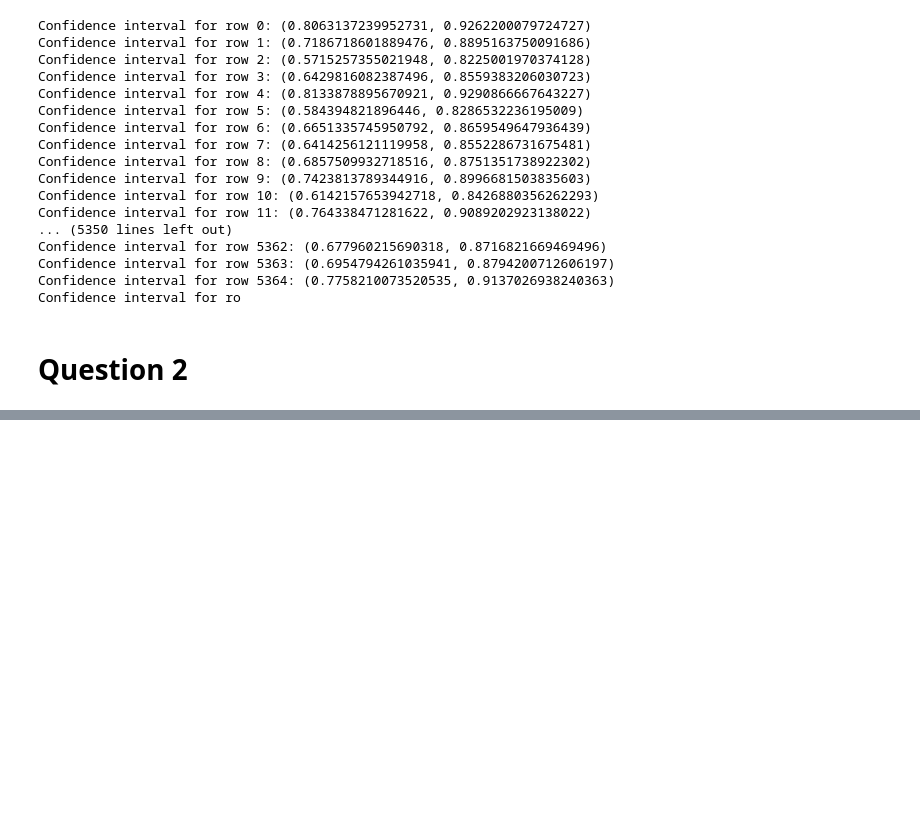
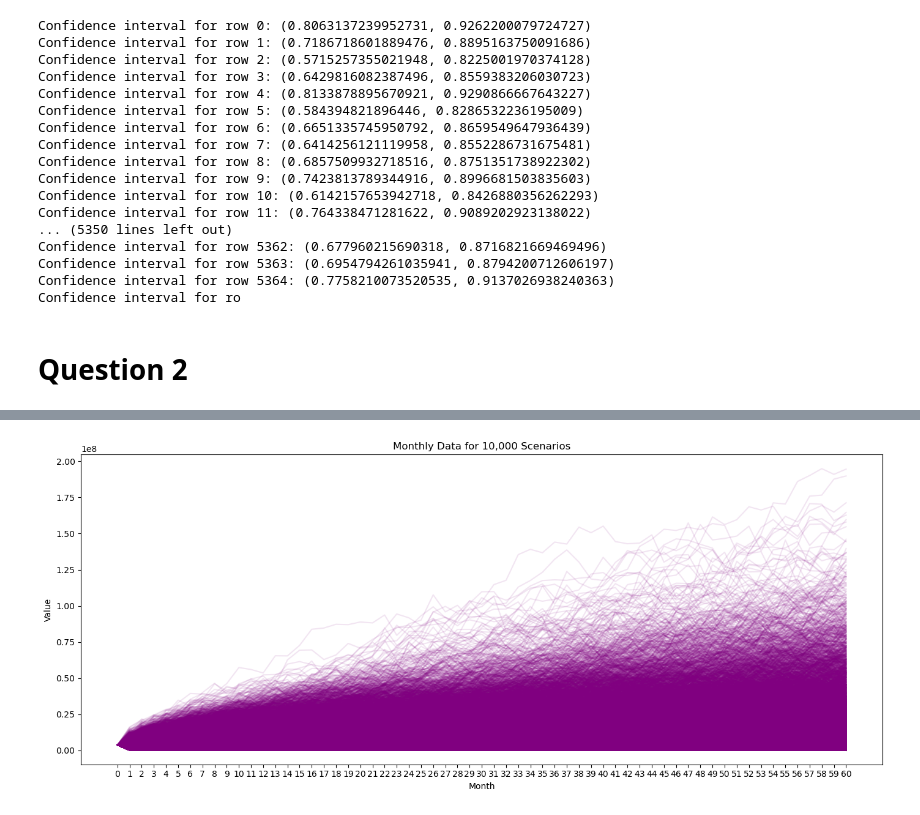
Before and after one commit to haileyvu9/CCSR, a Jupyter notebook: Assignment 3.ipynb, the cells around one changed output, grey strips where cells are left out. Cells and saved outputs as stored; diff of their text form; code cells hidden in the pictures; blank space fills up the shorter version.

```diff
--- a/Assignment 3.ipynb
+++ b/Assignment 3.ipynb
@@ -299,0 +316,31 @@ Confidence interval for ro
+# %%
+# Calculate exposure for EQ forward contract
+
+for i in range(eqf_SX5E.shape[0]):
+    for j in range(eqf_SX5E.shape[1]):
+        eqf_SX5E.iloc[i,j] = n_contracts_SX5E*np.exp(-r*(5-eqf_SX5E.columns[j]))*\
+        (SX5E.iloc[i,j]*np.exp((r-q)*(5-eqf_SX5E.columns[j]))-X_SX5E_fwd)
+
+for i in range(eqf_AEX.shape[0]):
+    for j in range(eqf_AEX.shape[1]):
+        eqf_AEX.iloc[i,j] = n_contracts_AEX*np.exp(-r*(5-eqf_AEX.columns[j]))*\
+        (AEX.iloc[i,j]*np.exp((r-q)*(5-eqf_AEX.columns[j]))-X_AEX_fwd)
+# %%
+# Calculate exposure for put option contract
+
+p_SX5E = pd.DataFrame(index=SX5E.index, columns=SX5E.columns)
+p_AEX = pd.DataFrame(index=SX5E.index, columns=SX5E.columns)
+
+for i in range(p_SX5E.shape[0]):
+    for j in range(p_SX5E.shape[1]):
+        p_SX5E.iloc[i,j] = n_contracts_SX5E*np.exp(-r*p_SX5E.columns[j]) * \
+        max(X_SX5E_put - SX5E.iloc[i,j],0)
+
+for i in range(p_AEX.shape[0]):
+    for j in range(p_AEX.shape[1]):
+        p_AEX.iloc[i,j] = n_contracts_AEX * np.exp(-r*p_AEX.columns[j]) * \
+        max(X_AEX_put - AEX.iloc[i,j],0)
+# %%
+# Netting all of the contracts
+netting = eqf_SX5E + eqf_AEX + p_SX5E + p_AEX
+positive_netting = np.maximum(netting, 0)
@@ -299,0 +363,16 @@ Confidence interval for ro
+# %%
+months = np.linspace(0, 60, 61)
+plt.figure(figsize=(14, 6))
+for i in range(positive_netting.shape[0]):
+    plt.plot(months, positive_netting.iloc[i, :], color='purple', alpha=0.1)
+
+# Add labels and title
+plt.xlabel('Month')
+plt.ylabel('Value')
+plt.title('Monthly Data for 10,000 Scenarios')
+plt.xticks(months)
+#plt.xticks(rotation=45)
+plt.tight_layout()
+plt.show()
+# %% [output]
+[figure, added]
```
Also changed, not shown: parts of 44 cells of this notebook.
